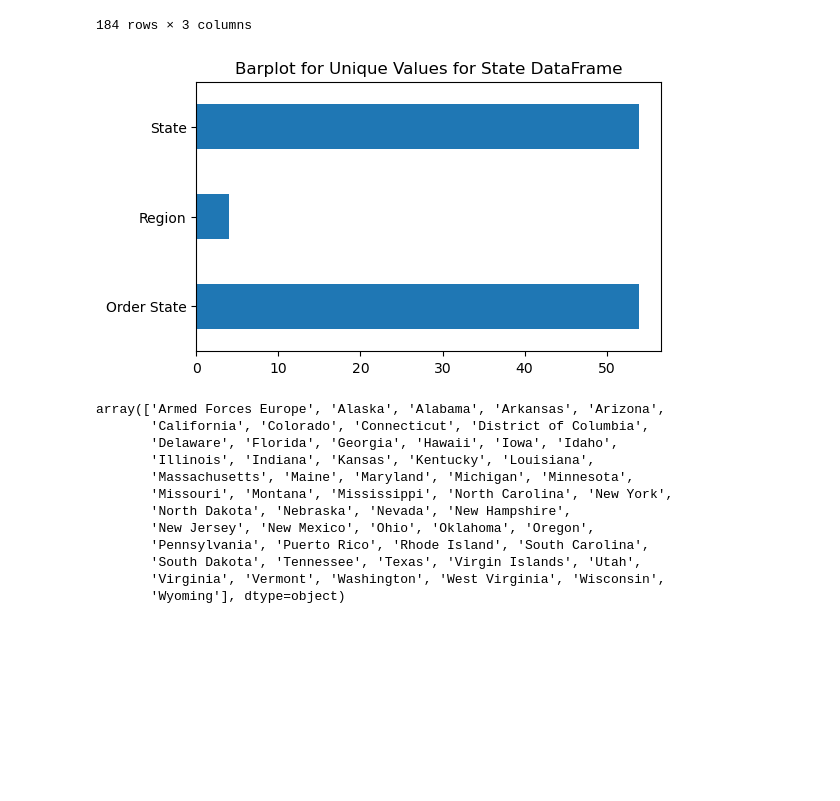
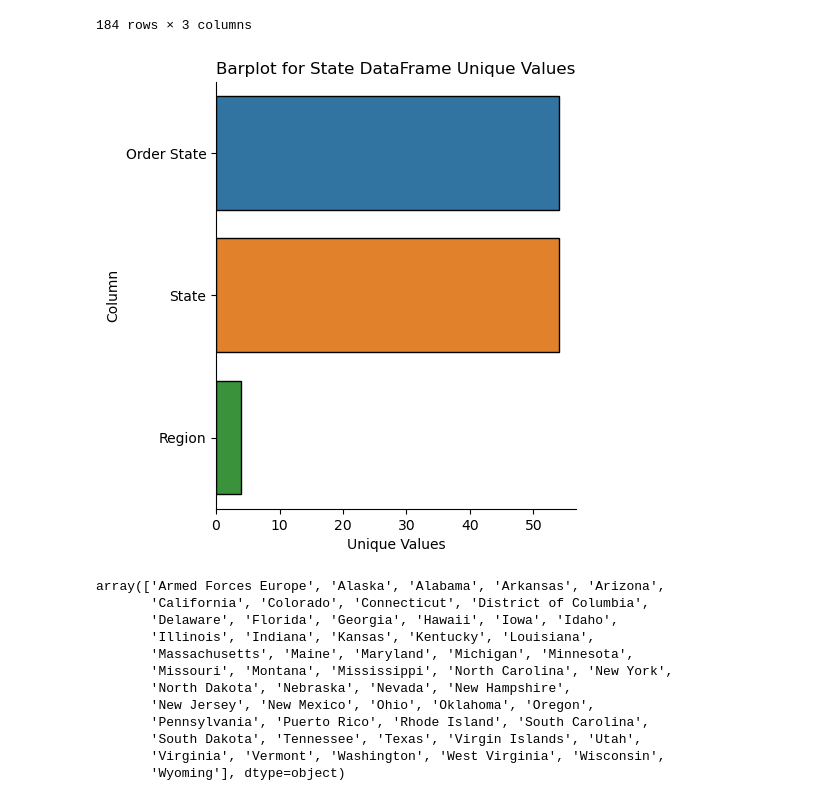
Before and after one commit to jatoapan/Ecommerce_Analytics, a Jupyter notebook: notebooks/1.0_jtd_data_preparation.ipynb, the cells around one changed output. Cells and saved outputs as stored; diff of their text form; code cells hidden in the pictures; blank space fills up the shorter version.

```diff
--- a/notebooks/1.0_jtd_data_preparation.ipynb
+++ b/notebooks/1.0_jtd_data_preparation.ipynb
@@ -157,5 +156,6 @@ Data columns (total 3 columns):
 dtypes: object(3)
 memory usage: 4.6+ KB
 # %%
-plot_completeness_barplot(df=state_df,title="Barplot for State DataFrame Completeness")
+state_df_columns = list(state_df.columns)
+plot_completeness_barplot(df=state_df,column=state_df_columns,df_name="State")
 # %% [output]
@@ -180,9 +180,9 @@ state_df[duplicated_rows]
 # %%
 state_df.drop_duplicates(inplace=True)
 # %%
-plot_uniqueness_barplot(state_df, title="Barplot for Unique Values for State DataFrame")
+plot_uniqueness_barplot(df=state_df,column=state_df_columns,df_name="State")
 # %% [output]
-[figure, old version]
+[figure, new version]
 # %%
 state_df["state"].unique()
 # %% [output]
```
Also changed, not shown: parts of 8 cells of this notebook, 1 other file.
